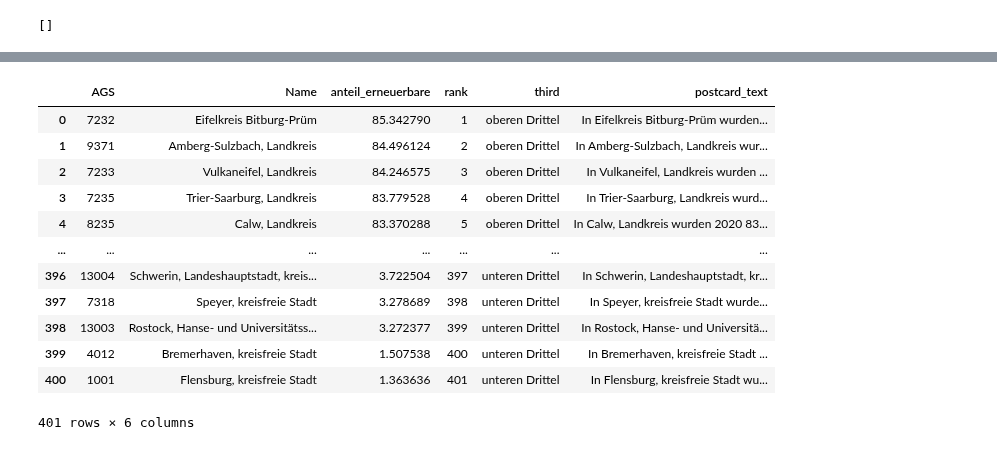
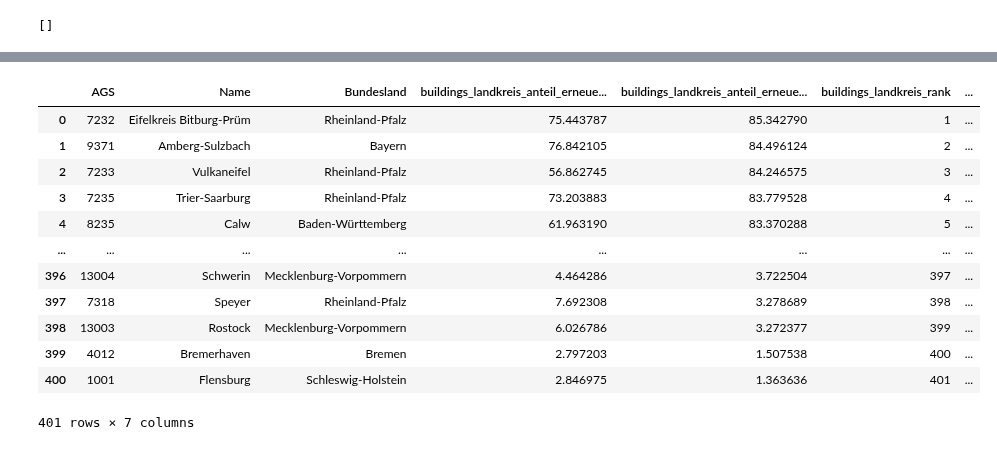
Before and after one commit to uclab-potsdam/klimataz, a Jupyter notebook: data/buildings/final_ranking_landkreis_new_building_renewables.ipynb, the cells around one changed output, grey strips where cells are left out. Cells and saved outputs as stored; diff of their text form; code cells hidden in the pictures.

Commit message:
update landkreis buildings postcard data with bundesland heating data

```diff
--- a/data/buildings/final_ranking_landkreis_new_building_renewables.ipynb
+++ b/data/buildings/final_ranking_landkreis_new_building_renewables.ipynb
@@ -12,13 +12,18 @@ bins=[1,134,268,401]
 names=['oberen Drittel','mittleren Drittel','unteren Drittel']
 # %%
 #load list of current landkreise
-kreise_akt = pd.read_csv("../general_data/kreise_geocoordinates.csv")
+kreise_akt = pd.read_csv("../general_data/gerics_landkreis_names_for_ranking.csv")
+kreise_akt = kreise_akt[['AGS','Gerics_Name','Gerics_Bundesland']].copy()
+kreise_akt.replace(to_replace=2000,value=2,inplace=True)
+kreise_akt.replace(to_replace=11000,value=11,inplace=True)
+
 kreise_liste = kreise_akt['AGS'].to_list()
 
 #correct values for Hamburg and Berlin
-kreise_liste.extend([2,11])
-kreise_liste.remove(2000)
-kreise_liste.remove(11000)
+#kreise_liste.extend([2,11])
+#kreise_liste.remove(2000)
+#kreise_liste.remove(11000)
 
-kreise_liste
+#kreise_liste
+kreise_akt
 # %% [output]
@@ -74,3 +80,7 @@ nbr_filter
 | 399 | 16076 | Greiz, Kreis | 68 | 37 | 59 | ... |
 | 400 | 16077 | Altenburger Land, Kreis | 21 | 34 | 35 | ... |
 401 rows × 73 columns
+# %%
+#load gerics names and replace
+nbr_filter= nbr_filter.merge(kreise_akt, on='AGS',how='left').drop(columns='Name')
+nbr_filter
@@ -102,8 +126,9 @@ Index(['AGS', 'Name', 'buildings_newbuilding_energy_renewables_2016',
       dtype='object')
 # %%
-nbr_erneuerbare = nbr_filter[['AGS','Name','buildings_newbuilding_energy_renewables_2020','buildings_newbuilding_energy_fossils_2020']].copy()
-nbr_erneuerbare['anteil_erneuerbare'] = (nbr_erneuerbare['buildings_newbuilding_energy_renewables_2020']*100)/(nbr_erneuerbare['buildings_newbuilding_energy_renewables_2020']+nbr_erneuerbare['buildings_newbuilding_energy_fossils_2020'])
-nbr_erneuerbare.sort_values('anteil_erneuerbare',ascending=False,inplace=True)
+nbr_erneuerbare = nbr_filter[['AGS','Gerics_Name','Gerics_Bundesland','buildings_newbuilding_energy_renewables_2016','buildings_newbuilding_energy_fossils_2016','buildings_newbuilding_energy_renewables_2020','buildings_newbuilding_energy_fossils_2020']].copy()
+nbr_erneuerbare['anteil_erneuerbare_2016'] = (nbr_erneuerbare['buildings_newbuilding_energy_renewables_2016']*100)/(nbr_erneuerbare['buildings_newbuilding_energy_renewables_2016']+nbr_erneuerbare['buildings_newbuilding_energy_fossils_2016'])
+nbr_erneuerbare['anteil_erneuerbare_2020'] = (nbr_erneuerbare['buildings_newbuilding_energy_renewables_2020']*100)/(nbr_erneuerbare['buildings_newbuilding_energy_renewables_2020']+nbr_erneuerbare['buildings_newbuilding_energy_fossils_2020'])
+nbr_erneuerbare.sort_values('anteil_erneuerbare_2020',ascending=False,inplace=True)
 nbr_erneuerbare.reset_index(drop=True,inplace=True)
 nbr_erneuerbare
 # %% [output]
@@ -141,4 +166,4 @@ nbr_erneuerbare
 # %%
-nbr_erneuerbare['postcard_text'] = nbr_erneuerbare.agg(lambda x:f"In {x['Name']} wurden 2020 {round(x['anteil_erneuerbare'])} Prozent der neuen Gebäude mit erneuerbaren Energien geheizt. Damit liegt der Landkreis im Vergleich im {x['third']}." ,axis=1)
+nbr_erneuerbare['postcard_text'] = nbr_erneuerbare.agg(lambda x:f"In {x['Gerics_Name']} wurden 2020 {round(x['anteil_erneuerbare_2020'])} Prozent der neuen Gebäude mit erneuerbaren Energien geheizt, 2016 waren es {round(x['anteil_erneuerbare_2016'])} Prozent. Damit liegt der Landkreis im Vergleich im {x['third']}." ,axis=1)
 nbr_erneuerbare['postcard_text'][136]
 # %% [output]
@@ -146,17 +181,18 @@ nbr_erneuerbare['postcard_text'][136]
 # %%
-nbr_final = nbr_erneuerbare[['AGS','Name','anteil_erneuerbare','rank','third','postcard_text']]
+nbr_final = nbr_erneuerbare[['AGS','Gerics_Name','Gerics_Bundesland','anteil_erneuerbare_2016','anteil_erneuerbare_2020','rank','third']].copy()
+nbr_final.columns=['AGS','Name','Bundesland','buildings_landkreis_anteil_erneuerbare_2016','buildings_landkreis_anteil_erneuerbare_2020','buildings_landkreis_rank','buildings_landkreis_third']
 nbr_final
 # %% [output]
-|  | AGS | Name | anteil_erneuerbare | rank | third | postcard_text |
-| 0 | 7232 | Eifelkreis Bitburg-Prüm | 85.342790 | 1 | oberen Drittel | In Eifelkreis Bitburg-Prüm wurden... |
-| 1 | 9371 | Amberg-Sulzbach, Landkreis | 84.496124 | 2 | oberen Drittel | In Amberg-Sulzbach, Landkreis wur... |
-| 2 | 7233 | Vulkaneifel, Landkreis | 84.246575 | 3 | oberen Drittel | In Vulkaneifel, Landkreis wurden ... |
-| 3 | 7235 | Trier-Saarburg, Landkreis | 83.779528 | 4 | oberen Drittel | In Trier-Saarburg, Landkreis wurd... |
-| 4 | 8235 | Calw, Landkreis | 83.370288 | 5 | oberen Drittel | In Calw, Landkreis wurden 2020 83... |
-| ... | ... | ... | ... | ... | ... | ... |
-| 396 | 13004 | Schwerin, Landeshauptstadt, kreis... | 3.722504 | 397 | unteren Drittel | In Schwerin, Landeshauptstadt, kr... |
-| 397 | 7318 | Speyer, kreisfreie Stadt | 3.278689 | 398 | unteren Drittel | In Speyer, kreisfreie Stadt wurde... |
-| 398 | 13003 | Rostock, Hanse- und Universitätss... | 3.272377 | 399 | unteren Drittel | In Rostock, Hanse- und Universitä... |
-| 399 | 4012 | Bremerhaven, kreisfreie Stadt | 1.507538 | 400 | unteren Drittel | In Bremerhaven, kreisfreie Stadt ... |
-| 400 | 1001 | Flensburg, kreisfreie Stadt | 1.363636 | 401 | unteren Drittel | In Flensburg, kreisfreie Stadt wu... |
+|  | AGS | Name | Bundesland | buildings_landkreis_anteil_erneue... | buildings_landkreis_anteil_erneue... | buildings_landkreis_rank | ... |
+| 0 | 7232 | Eifelkreis Bitburg-Prüm | Rheinland-Pfalz | 75.443787 | 85.342790 | 1 | ... |
+| 1 | 9371 | Amberg-Sulzbach | Bayern | 76.842105 | 84.496124 | 2 | ... |
+| 2 | 7233 | Vulkaneifel | Rheinland-Pfalz | 56.862745 | 84.246575 | 3 | ... |
+| 3 | 7235 | Trier-Saarburg | Rheinland-Pfalz | 73.203883 | 83.779528 | 4 | ... |
+| 4 | 8235 | Calw | Baden-Württemberg | 61.963190 | 83.370288 | 5 | ... |
+| ... | ... | ... | ... | ... | ... | ... | ... |
+| 396 | 13004 | Schwerin | Mecklenburg-Vorpommern | 4.464286 | 3.722504 | 397 | ... |
+| 397 | 7318 | Speyer | Rheinland-Pfalz | 7.692308 | 3.278689 | 398 | ... |
+| 398 | 13003 | Rostock | Mecklenburg-Vorpommern | 6.026786 | 3.272377 | 399 | ... |
+| 399 | 4012 | Bremerhaven | Bremen | 2.797203 | 1.507538 | 400 | ... |
+| 400 | 1001 | Flensburg | Schleswig-Holstein | 2.846975 | 1.363636 | 401 | ... |
-401 rows × 6 columns
+401 rows × 7 columns
```
Also changed, not shown: parts of 13 cells of this notebook, 5 other files.
